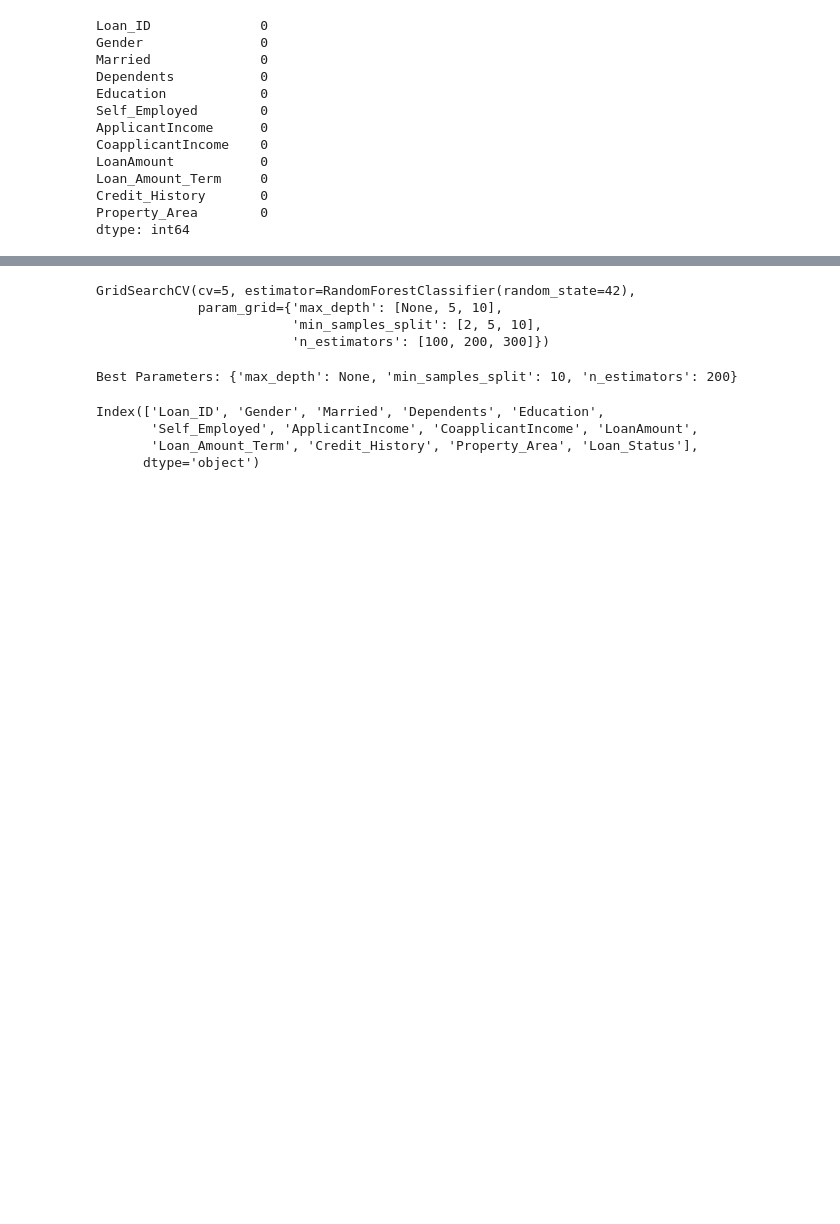
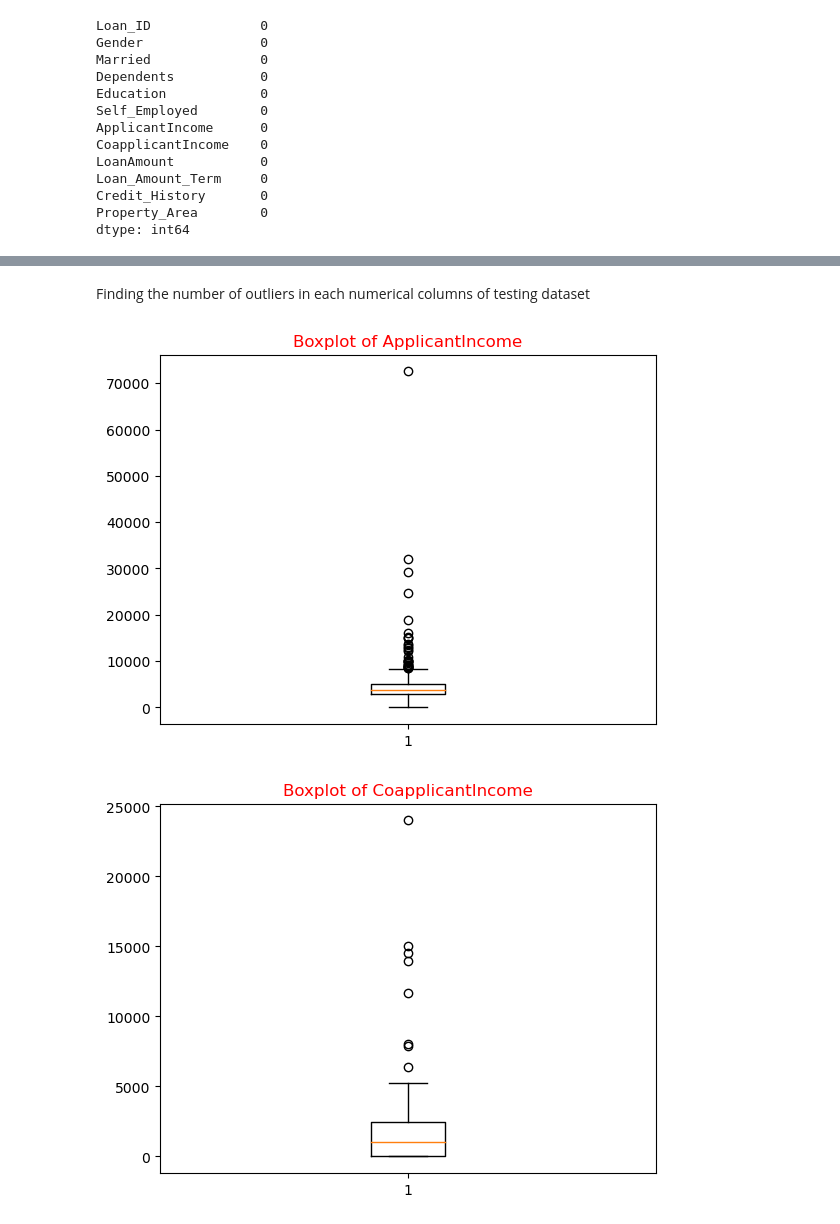
Before and after one commit to sreejayans/ictk, a Jupyter notebook: loan prediction practice .ipynb, the cells around one changed output, grey strips where cells are left out. Saved outputs shown, nothing was run; the diff lists cells and outputs as text; code cells hidden in the pictures; blank space fills up the shorter version.

```diff
--- a/loan prediction practice .ipynb
+++ b/loan prediction practice .ipynb
@@ -296,0 +418,13 @@ dtype: int64
+# %%
+#Finding the number of outliers in each numerical columns of training dataset
+for col in num_col:
+    Q1 =train[col].quantile(0.25)
+    Q3 =train[col].quantile(0.75)
+    IQR = Q3 - Q1
+    low = Q1 - (1.5 * IQR)
+    upp = Q3 + (1.5 * IQR)
+    outliers = []
+    for x in train[col]:
+        if(x > upp) or (x < low):
+            outliers.append(x)
+    print('The outliers in the column', col, ' is', len(outliers))
@@ -444,9 +540,0 @@ param_grid = {'n_estimators': [100, 200, 300],
-# %%
-# Perform grid search for hyperparameter tuning
-grid_search = GridSearchCV(model, param_grid, cv=5)
-grid_search.fit(X_train, y_train)
-# %% [output]
-GridSearchCV(cv=5, estimator=RandomForestClassifier(random_state=42),
-             param_grid={'max_depth': [None, 5, 10],
-                         'min_samples_split': [2, 5, 10],
-                         'n_estimators': [100, 200, 300]})
@@ -460,22 +541,11 @@ y_pred = best_model.predict(X_test)
-# %%
-# Optional: Evaluate the model's performance using cross-validation
-# cv_results = cross_val_score(best_model, X_train, y_train, cv=5)
-# mean_cv_accuracy = cv_results.mean()
-
-# Print the best parameters and the mean cross-validation accuracy
-print("Best Parameters:", best_params)
-# print("Mean Cross-Validation Accuracy:", mean_cv_accuracy)
-
-# Optional: Evaluate the model's performance on the train set
-# y_train_pred = best_model.predict(X_train)
-# train_accuracy = accuracy_score(y_train, y_train_pred)
-# print("Train Accuracy:", train_accuracy)
-# %% [output]
-Best Parameters: {'max_depth': None, 'min_samples_split': 10, 'n_estimators': 200}
-# %%
-train.columns
-# %% [output]
-Index(['Loan_ID', 'Gender', 'Married', 'Dependents', 'Education',
-       'Self_Employed', 'ApplicantIncome', 'CoapplicantIncome', 'LoanAmount',
-       'Loan_Amount_Term', 'Credit_History', 'Property_Area', 'Loan_Status'],
-      dtype='object')
+# %% [markdown]
+Finding the number of outliers in each numerical columns of testing dataset
+# %%
+for col in num_col:
+    plt.figure()
+    plt.boxplot(test[col])
+    plt.title('Boxplot of {}'.format(col), color = 'r')
+    plt.show()
+# %% [output]
+[figure, added]
+[figure, added]
```
Also changed, not shown: parts of 144 cells of this notebook.
